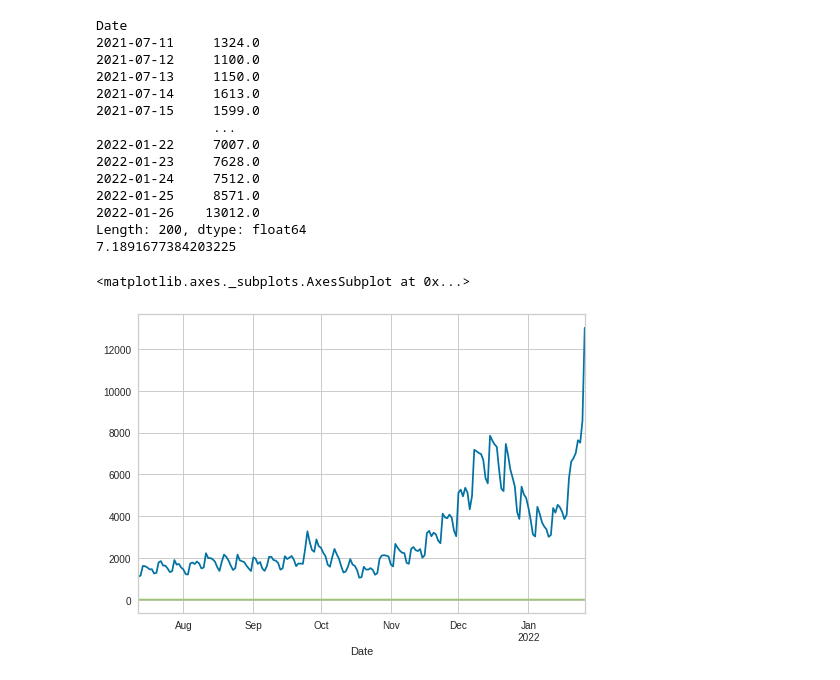
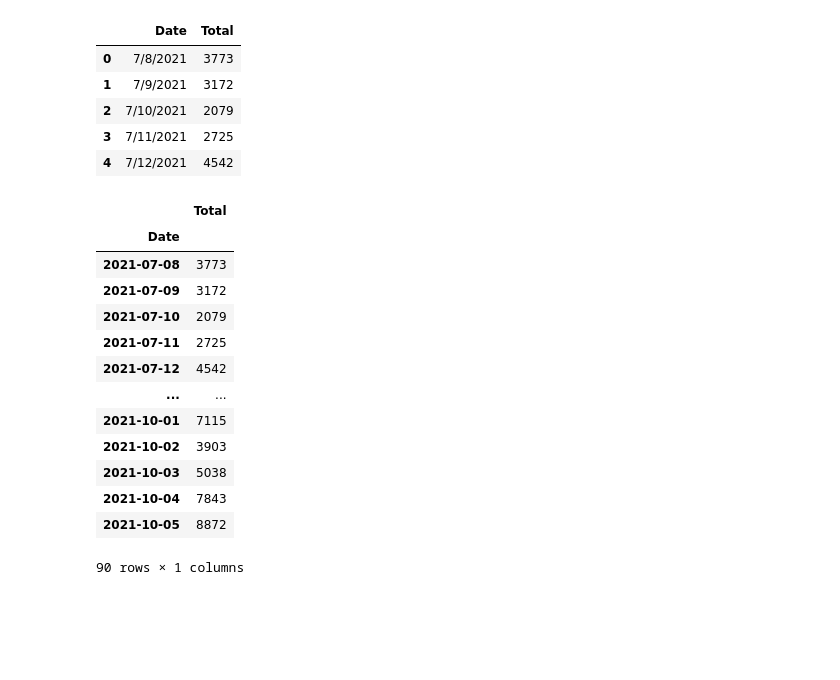
Before and after one commit to jimilee/COVID19_da, a Jupyter notebook: Covid19_pycaret.ipynb, the cells around one changed output. Cells and saved outputs as stored; diff of their text form; code cells hidden in the pictures; blank space fills up the shorter version.

```diff
--- a/Covid19_pycaret.ipynb
+++ b/Covid19_pycaret.ipynb
@@ -37,43 +8,27 @@ def get_origin_data(sr, p): # get origin from pre-processed data( log1p + diff )
-# %%
-
-# Convert dataframe for pycaret.
-covid_data_origin = pd.read_excel('/content/drive/MyDrive/코로나바이러스감염증-19_확진환자_발생현황_220126.xlsx', skiprows=range(4))
-covid_data_origin = covid_data_origin.drop(0)
-covid_data_origin.columns=['Date','Total','Domestic','Inflow','Death']
-idx = pd.to_datetime(covid_data_origin['Date'])
-
-total_list = covid_data_origin['Total'].replace(['-'],'0').astype(np.float64).tolist()
-covid_data = pd.Series(total_list, idx)
-covid_data = covid_data.iloc[len(covid_data)-200:] #최근 200일의 데이터만 추출!
-print(covid_data)
-
-covid_data_org = covid_data
-# covid_data_org.plot()
-
-covid_data = np.log1p(covid_data)
-first = covid_data[0]
-print(first)
-covid_data = covid_data.diff().dropna()
-
-covid_after = get_origin_data(covid_data, first)
-covid_after.plot()
-
-# plot the data
-covid_data.plot()
-# %% [output]
-Date
-2021-07-11     1324.0
-2021-07-12     1100.0
-2021-07-13     1150.0
-2021-07-14     1613.0
-2021-07-15     1599.0
-               ...
-2022-01-22     7007.0
-2022-01-23     7628.0
-2022-01-24     7512.0
-2022-01-25     8571.0
-2022-01-26    13012.0
-Length: 200, dtype: float64
-7.1891677384203225
-<matplotlib.axes._subplots.AxesSubplot at 0x...>
-[figure, removed]
+# %%
+data = get_data('pycaret_downloads')
+data['Date'] = pd.to_datetime(data['Date'])
+data = data.groupby('Date').sum()
+data = data.asfreq('D')
+data
+# %% [output]
+|  | Date | Total |
+| 0 | 7/8/2021 | 3773 |
+| 1 | 7/9/2021 | 3172 |
+| 2 | 7/10/2021 | 2079 |
+| 3 | 7/11/2021 | 2725 |
+| 4 | 7/12/2021 | 4542 |
+|  | Total |
+| Date |  |
+| 2021-07-08 | 3773 |
+| 2021-07-09 | 3172 |
+| 2021-07-10 | 2079 |
+| 2021-07-11 | 2725 |
+| 2021-07-12 | 4542 |
+| ... | ... |
+| 2021-10-01 | 7115 |
+| 2021-10-02 | 3903 |
+| 2021-10-03 | 5038 |
+| 2021-10-04 | 7843 |
+| 2021-10-05 | 8872 |
+90 rows × 1 columns
```
Also changed, not shown: parts of 21 cells of this notebook.
